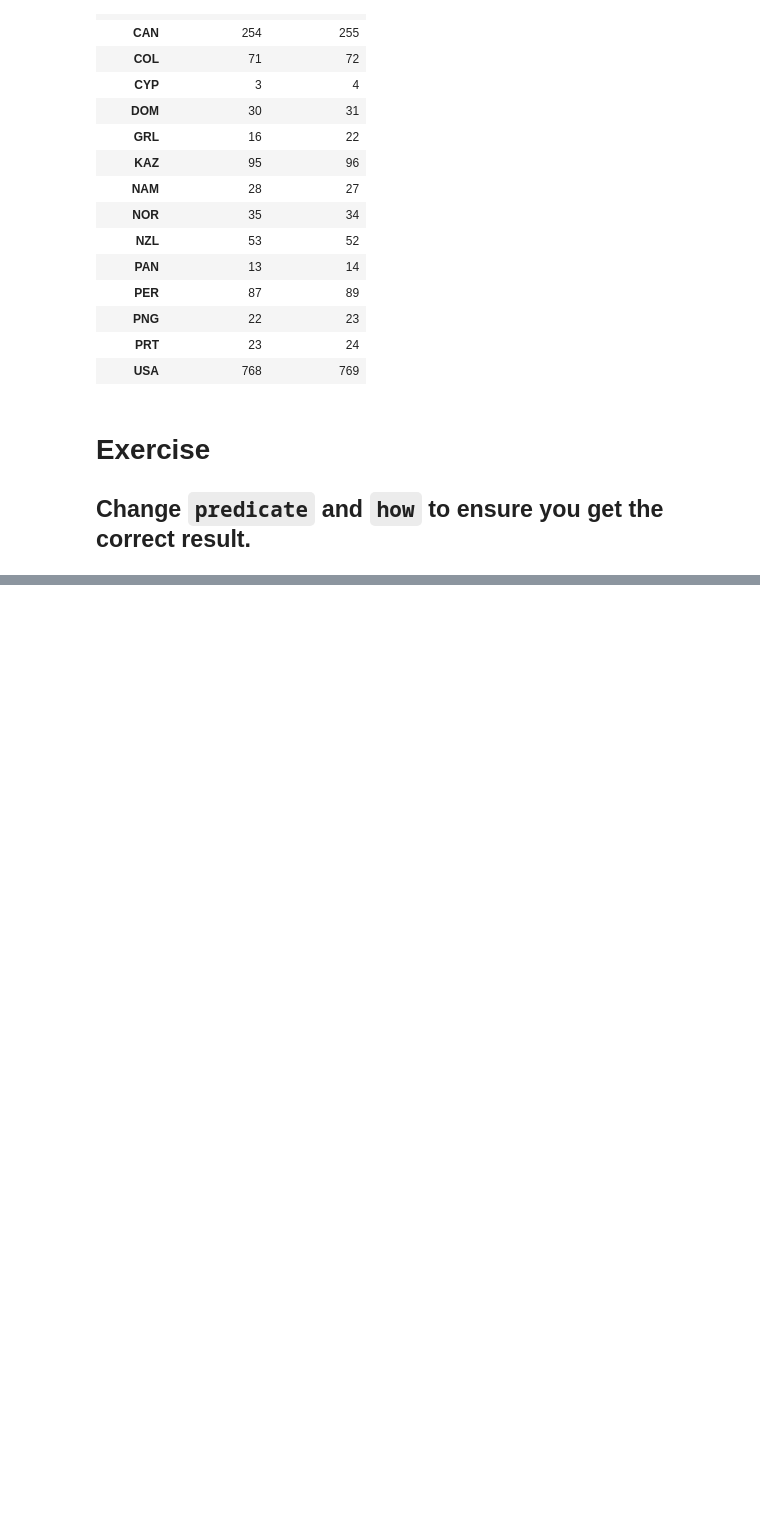
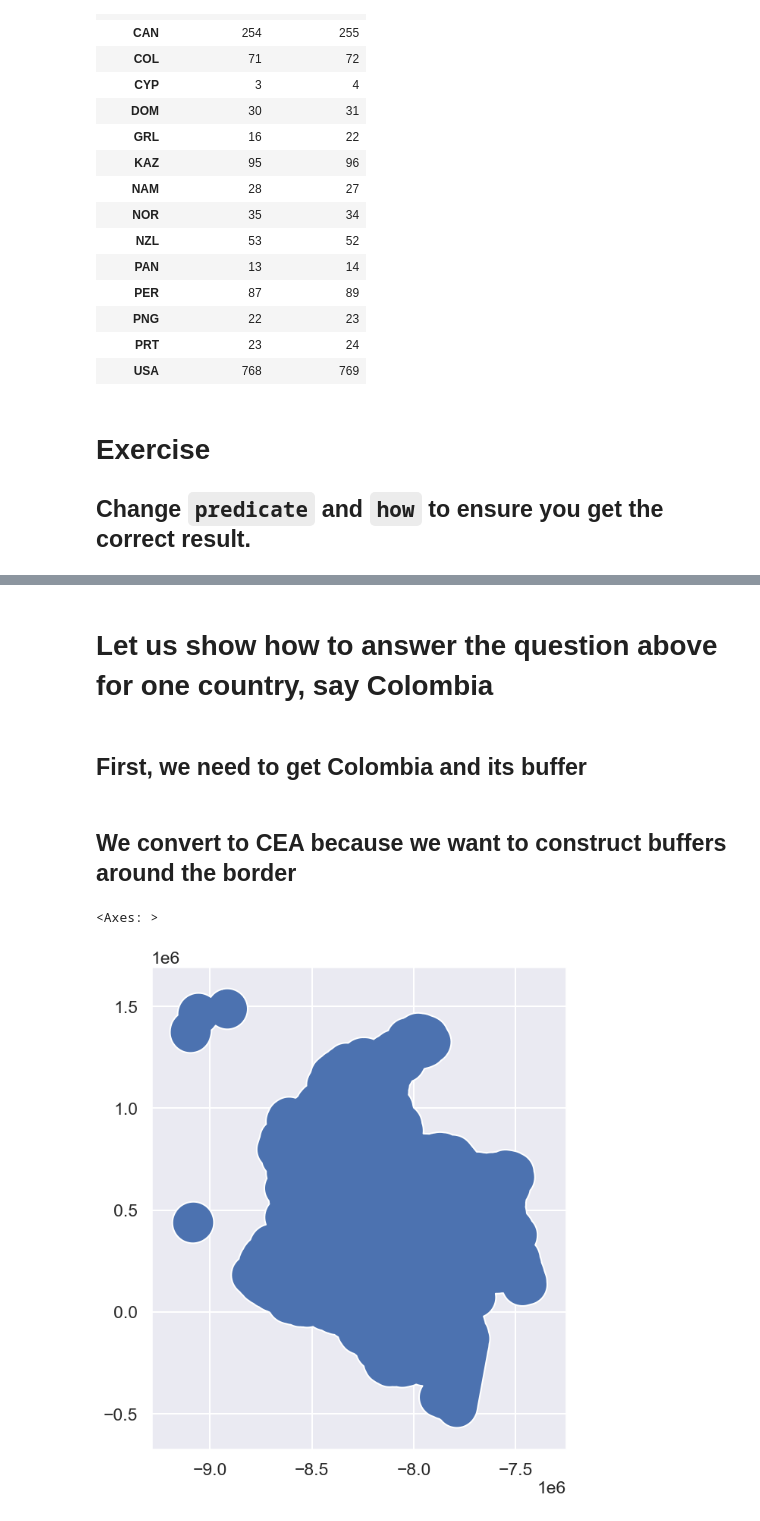
Before and after one commit to SMU-Econ-Growth/EconGrowthUG-Notebooks, a Jupyter notebook: GIS-with-Python.ipynb, the cells around one changed output, grey strips where cells are left out. Drawn from its saved outputs; the diff is of its cells as text; code cells hidden in the pictures; blank space fills up the shorter version.

```diff
--- a/GIS-with-Python.ipynb
+++ b/GIS-with-Python.ipynb
@@ -1100,0 +1114,16 @@ compare_pl.loc[compare_pl['geometry_sjoin']!=compare_pl['geometry_true']]
+# %% [markdown]
+# Let us show how to answer the question above for one country, say Colombia
+# %% [markdown]
+## First, we need to get Colombia and its buffer
+# %%
+col = countries.loc[countries['ADM0_A3']=='COL'].reset_index(drop=True)
+col = col.to_crs(cea)
+# %% [markdown]
+## We convert to CEA because we want to construct buffers around the border
+# %%
+col_buffer = col.copy()
+col.geometry = col_buffer.buffer(100 * 1e3)
+col_buffer.plot()
+# %% [output]
+<Axes: >
+[figure, added]
```
Also changed, not shown: parts of 9 cells of this notebook.
